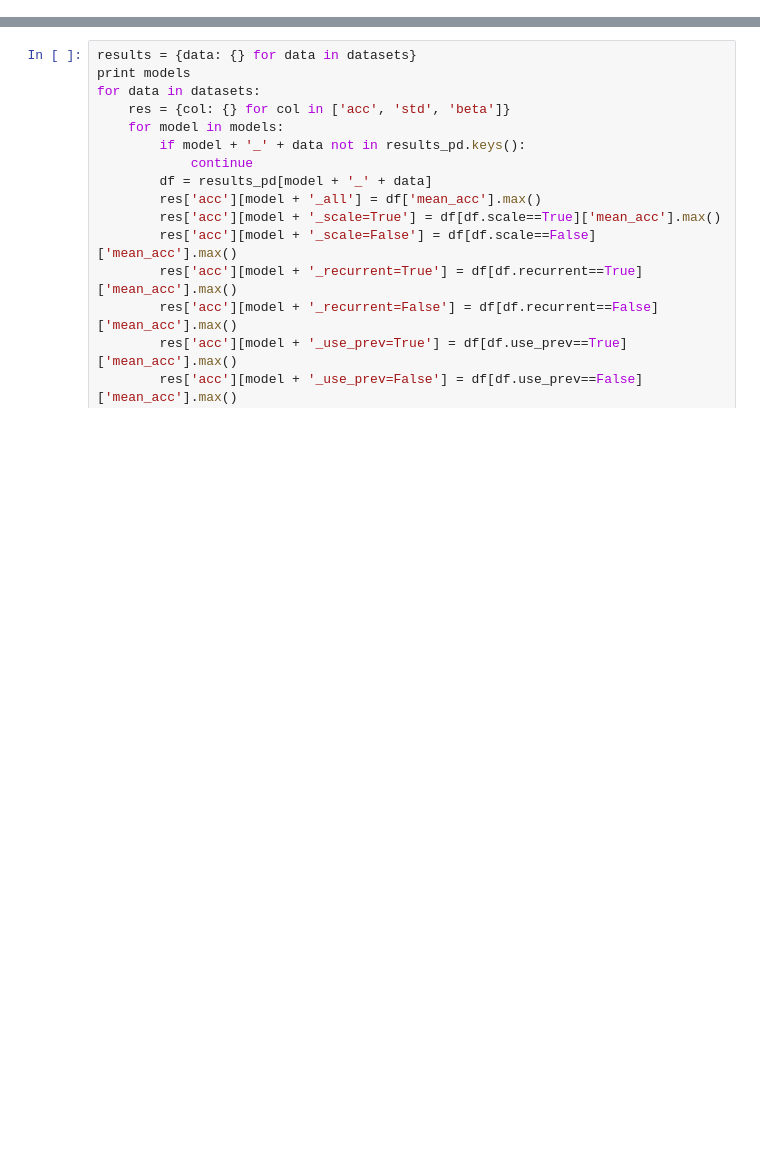
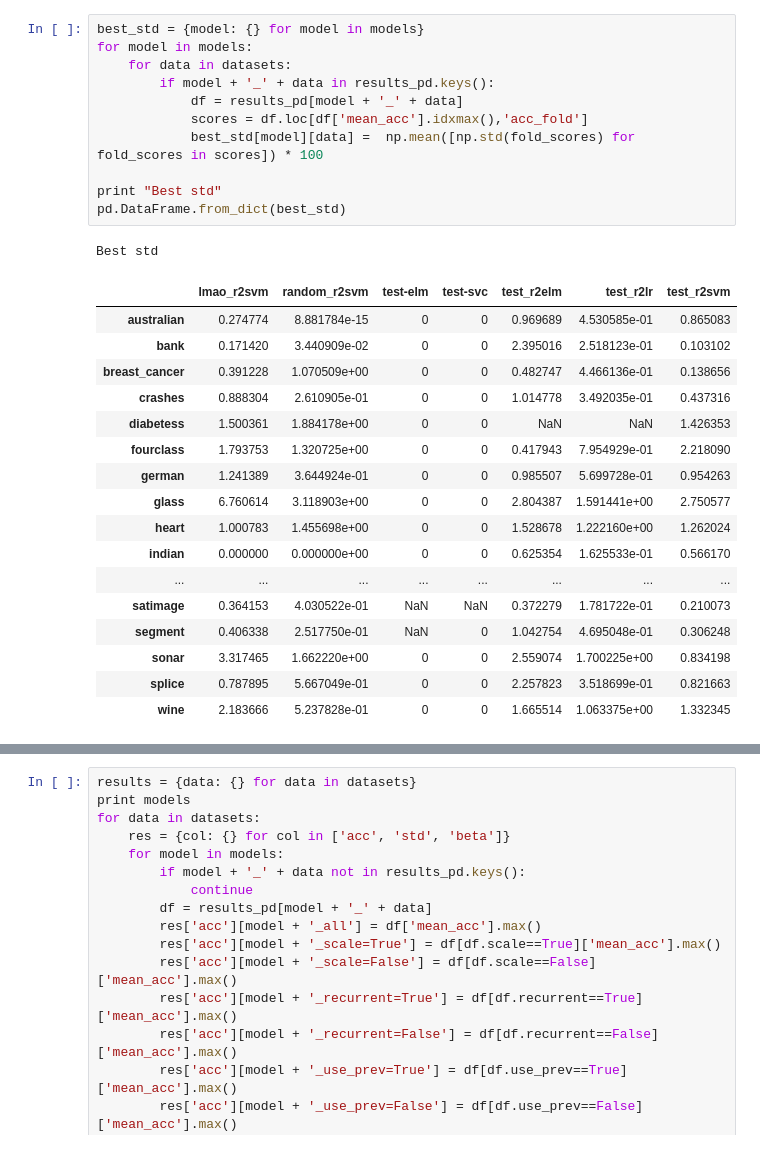
Before and after one commit to kudkudak/r2-learner, a Jupyter notebook: notebooks/results.ipynb, the cells around one changed output, grey strips where cells are left out. Drawn from its saved outputs; the diff is of its cells as text; blank space fills up the shorter version.

```diff
--- a/notebooks/results.ipynb
+++ b/notebooks/results.ipynb
@@ -90,0 +160,30 @@ Best Mean Accuracy
+# %%
+best_std = {model: {} for model in models}
+for model in models:
+    for data in datasets:
+        if model + '_' + data in results_pd.keys():
+            df = results_pd[model + '_' + data]
+            scores = df.loc[df['mean_acc'].idxmax(),'acc_fold']
+            best_std[model][data] =  np.mean([np.std(fold_scores) for fold_scores in scores]) * 100
+
+print "Best std"
+pd.DataFrame.from_dict(best_std)
+# %% [output]
+Best std
+|  | lmao_r2svm | random_r2svm | test-elm | test-svc | test_r2elm | test_r2lr | test_r2svm |
+| australian | 0.274774 | 8.881784e-15 | 0 | 0 | 0.969689 | 4.530585e-01 | 0.865083 |
+| bank | 0.171420 | 3.440909e-02 | 0 | 0 | 2.395016 | 2.518123e-01 | 0.103102 |
+| breast_cancer | 0.391228 | 1.070509e+00 | 0 | 0 | 0.482747 | 4.466136e-01 | 0.138656 |
+| crashes | 0.888304 | 2.610905e-01 | 0 | 0 | 1.014778 | 3.492035e-01 | 0.437316 |
+| diabetess | 1.500361 | 1.884178e+00 | 0 | 0 | NaN | NaN | 1.426353 |
+| fourclass | 1.793753 | 1.320725e+00 | 0 | 0 | 0.417943 | 7.954929e-01 | 2.218090 |
+| german | 1.241389 | 3.644924e-01 | 0 | 0 | 0.985507 | 5.699728e-01 | 0.954263 |
+| glass | 6.760614 | 3.118903e+00 | 0 | 0 | 2.804387 | 1.591441e+00 | 2.750577 |
+| heart | 1.000783 | 1.455698e+00 | 0 | 0 | 1.528678 | 1.222160e+00 | 1.262024 |
+| indian | 0.000000 | 0.000000e+00 | 0 | 0 | 0.625354 | 1.625533e-01 | 0.566170 |
+| ... | ... | ... | ... | ... | ... | ... | ... |
+| satimage | 0.364153 | 4.030522e-01 | NaN | NaN | 0.372279 | 1.781722e-01 | 0.210073 |
+| segment | 0.406338 | 2.517750e-01 | NaN | 0 | 1.042754 | 4.695048e-01 | 0.306248 |
+| sonar | 3.317465 | 1.662220e+00 | 0 | 0 | 2.559074 | 1.700225e+00 | 0.834198 |
+| splice | 0.787895 | 5.667049e-01 | 0 | 0 | 2.257823 | 3.518699e-01 | 0.821663 |
+| wine | 2.183666 | 5.237828e-01 | 0 | 0 | 1.665514 | 1.063375e+00 | 1.332345 |
```
Also changed, not shown: parts of 37 cells of this notebook, 23 other files.
